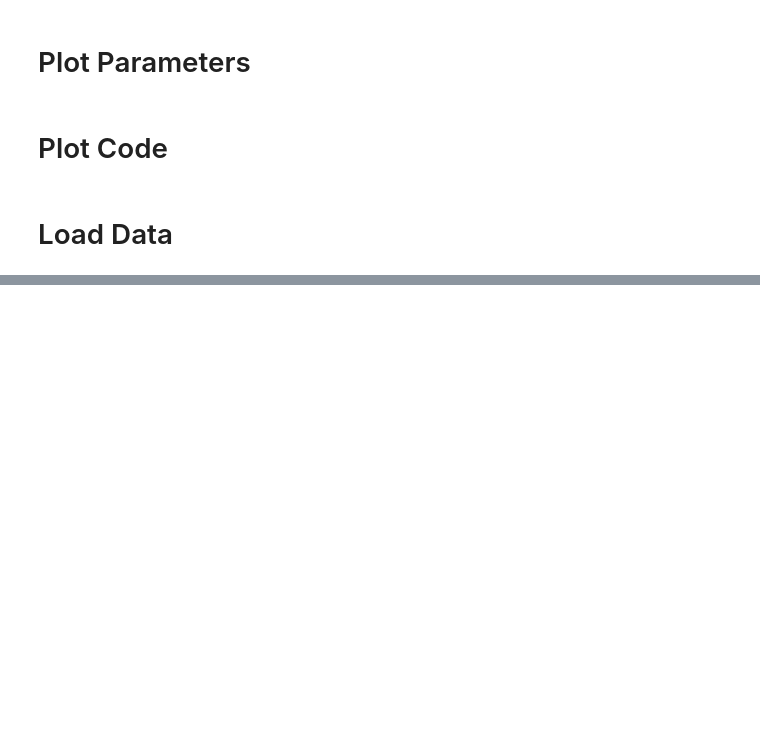
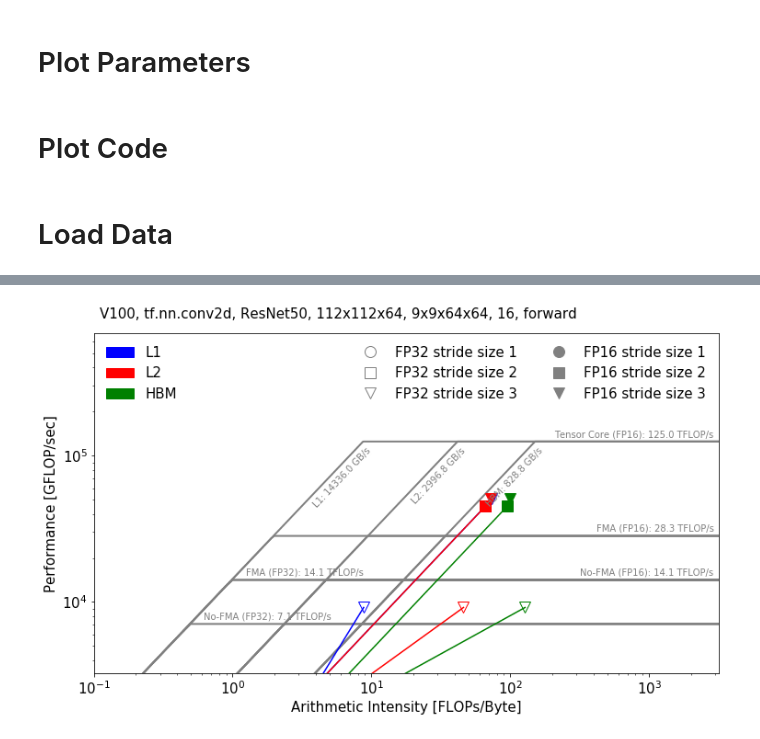
Before and after one commit to NERSC/tf-perf-kernels, a Jupyter notebook: roofline_plot.ipynb, the cells around one changed output, grey strips where cells are left out. Saved outputs shown, nothing was run; the diff lists cells and outputs as text; code cells hidden in the pictures; blank space fills up the shorter version.

```diff
--- a/roofline_plot.ipynb
+++ b/roofline_plot.ipynb
@@ -281,0 +304,36 @@ for idx,feature in enumerate(features):
+# %%
+#plot vs stride size
+directory="plots/stride_size"
+try:
+    os.stat(directory)
+except:
+    os.mkdir(directory)
+
+features = list(combineddf[["Network Name", "Input Shape", "Batch Size", "Kernel Shape", "Pass"]].apply(lambda x: (x["Network Name"], \
+                                                                                          x["Input Shape"], \
+                                                                                          x["Batch Size"], \
+                                                                                          x["Kernel Shape"], \
+                                                                                          x["Pass"]), axis=1).unique())
+
+#do the plotting
+for idx,feature in enumerate(features):
+
+    #project the data
+    selectdf = combineddf[ (combineddf[ "Network Name" ] == feature[0]) & \
+                           (combineddf[ "Input Shape" ] == feature[1]) & \
+                           (combineddf[ "Batch Size" ] == feature[2]) & \
+                           (combineddf[ "Kernel Shape" ] == feature[3]) & \
+                           (combineddf[ "Pass" ] == feature[4])].copy()
+
+    #sort data
+    selectdf.sort_values("Stride Size", ascending=True, inplace=True)
+
+    if len(selectdf["Stride Size"].unique()) == 1:
+        continue
+
+    #label
+    plot_label = 'V100, tf.nn.conv2d, '+feature[0].split("-")[0]+', '+feature[1]+', '+feature[3]+', '+str(feature[2])+', '+feature[4]
+    plot_file = os.path.join(directory, plot_label.replace(", ","_"))
+    plot_data(plot_file, plot_label, "Stride Size", "stride size", selectdf)
+# %% [output]
+[figure, added]
```
Also changed, not shown: parts of 5 cells of this notebook, 2 other files.
